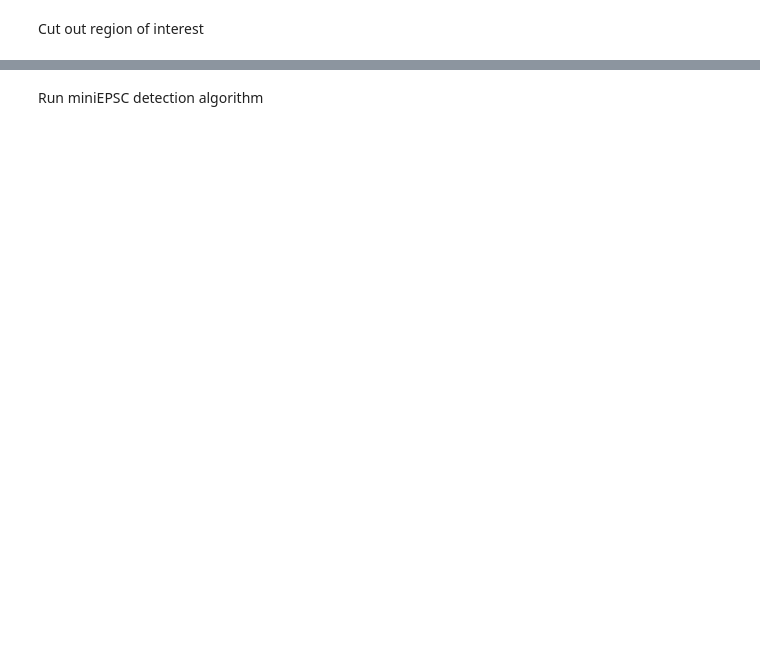
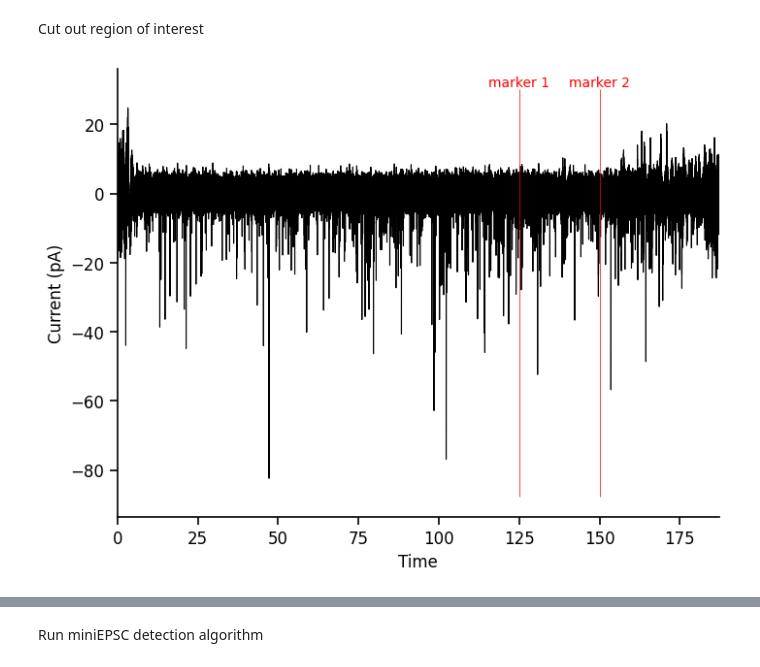
Before and after one commit to argalloni/CSHL_IonChannels2025, a Jupyter notebook: Analysis 12 - miniEPSCs.ipynb, the cells around one changed output, grey strips where cells are left out. Saved outputs shown, nothing was run; the diff lists cells and outputs as text; code cells hidden in the pictures; blank space fills up the shorter version.

```diff
--- a/Analysis 12 - miniEPSCs.ipynb
+++ b/Analysis 12 - miniEPSCs.ipynb
@@ -92,2 +92,12 @@ plt.show()
 # %% [markdown]
 Cut out region of interest
+# %%
+marker_1 = 125    # seconds
+marker_2 = 150   # seconds
+
+ax = plot_traces(current_traces.time_axis, current_traces.data,  marker_1=marker_1, marker_2=marker_2)
+# ax[0].set_ylim([-1000,200])
+# ax[0].set_xlim([1.1,2.9])
+plt.show()
+# %% [output]
+[figure, added]
```
Also changed, not shown: parts of 13 cells of this notebook, 1 other file.
